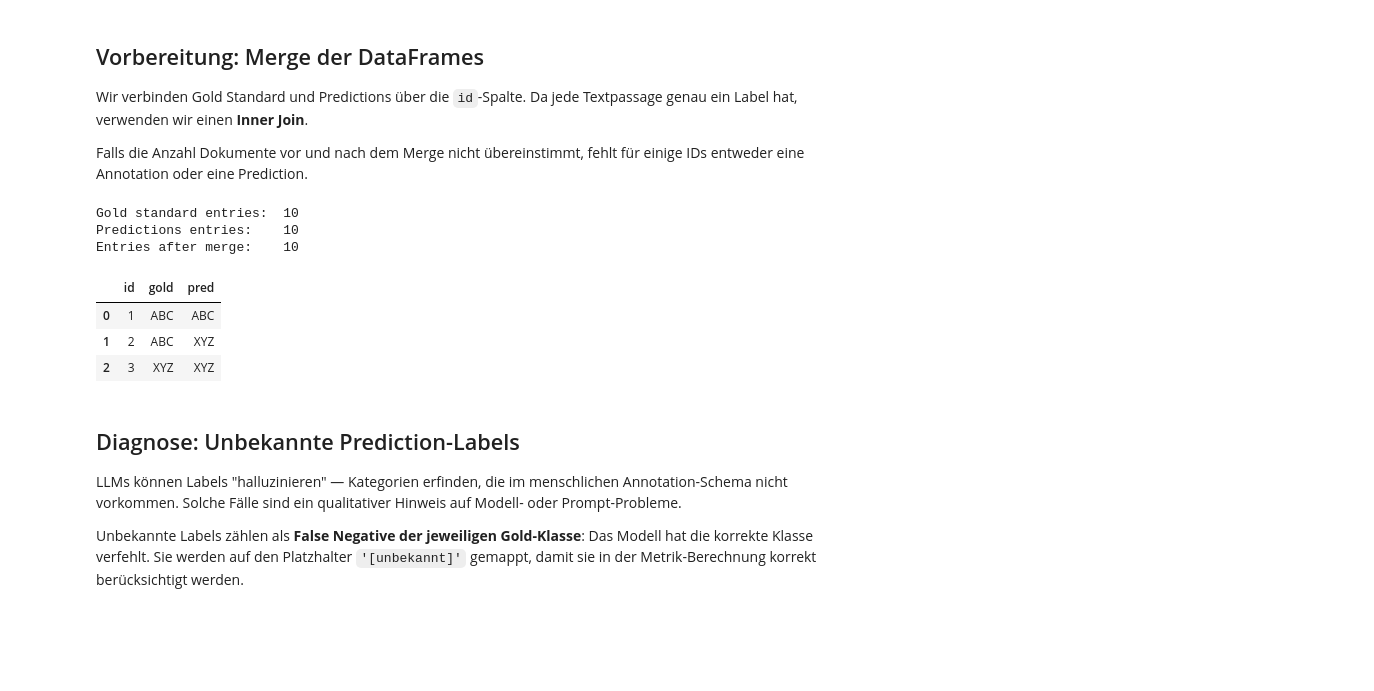
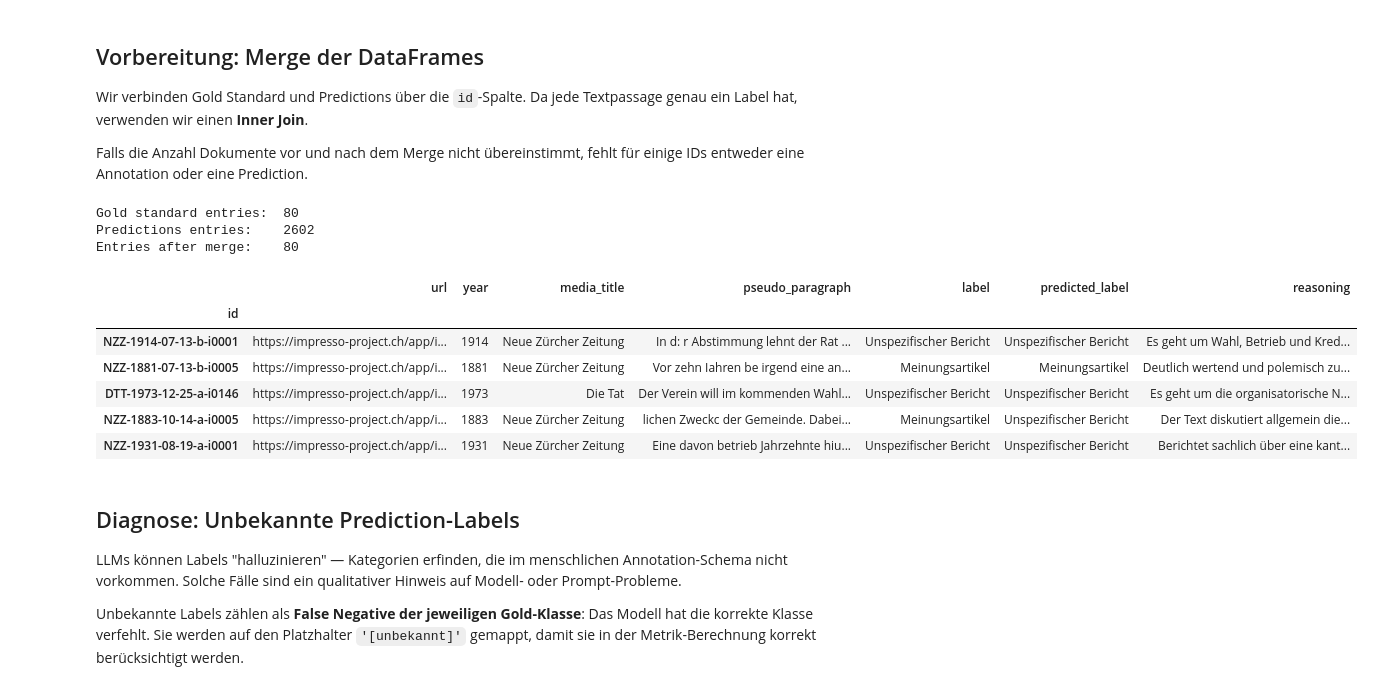
Before and after one commit to zentralbibliothek-zuerich/zblab-summerschool-2026, a Jupyter notebook: notebooks/XX_evaluation.ipynb, the cells around one changed output. Saved outputs shown, nothing was run; the diff lists cells and outputs as text; code cells hidden in the pictures; blank space fills up the shorter version.

```diff
--- a/notebooks/XX_evaluation.ipynb
+++ b/notebooks/XX_evaluation.ipynb
@@ -34,8 +34,8 @@ ZB_MODULE = '06'
 # %%
 ### ⬇️⬇️⬇️ 💽 Adjust here if you want to load the data from your google drive
 CORPUS_NAME = "armenpflege"
-LOAD_OWN_DATA = True
-# LOAD_OWN_DATA = False --- IGNORE ---
+#LOAD_OWN_DATA = True
+LOAD_OWN_DATA = False
 YOUR_NAME = "niclas"
 SEPARATOR = ";" # Separator for the CSV file, e.g., ";" for semicolon, "," for comma
 ### ⬆️⬆️⬆️
@@ -63,8 +63,8 @@ if LOAD_OWN_DATA:
     GOLD_PATH = DATA_DIR / f"{CORPUS_NAME}.filtered.pp.label.{YOUR_NAME}.csv"
     PRED_PATH = DATA_DIR / f"{CORPUS_NAME}.filtered.pp.label.llm.csv"
 
-    gold_df = pd.read_csv(GOLD_PATH, index_col="id", sep=SEPARATOR)
-    pred_df = pd.read_csv(PRED_PATH, index_col="id", sep=SEPARATOR)
+    gold_df = pd.read_csv(GOLD_PATH, sep=SEPARATOR)
+    pred_df = pd.read_csv(PRED_PATH, sep=SEPARATOR)
 
     print(f'{"Gold standard loaded:":<21} {len(gold_df)} entries')
     print(f'{"Predictions loaded:":<21} {len(pred_df)} entries')
@@ -91,13 +80,14 @@ Predictions loaded:   10 entries
 # %%
 if not LOAD_OWN_DATA:
     # TODO: Replace with actual GitHub URLs once example files are published
-    GOLD_URL = f'https://github.com/pleyad/Summer-School-2026/raw/refs/heads/main/data/{CORPUS_NAME}.gold.csv'
-    PRED_URL = f'https://github.com/pleyad/Summer-School-2026/raw/refs/heads/main/data/{CORPUS_NAME}.predictions.csv'
+    GOLD_URL = f"https://github.com/pleyad/Summer-School-2026/raw/refs/heads/main/data/{CORPUS_NAME}.filtered.pp.label.{YOUR_NAME}.csv"
+    PRED_URL = f"https://github.com/pleyad/Summer-School-2026/raw/refs/heads/main/data/{CORPUS_NAME}.filtered.pp.label.llm.csv"
 
     print('Loading gold standard ...', end='\r')
-    gold_df = pd.read_csv(GOLD_URL)
+    gold_df = pd.read_csv(GOLD_URL, index_col="id", sep=SEPARATOR)
+
     print('Loading predictions   ...', end='\r')
-    pred_df = pd.read_csv(PRED_URL)
+    pred_df = pd.read_csv(PRED_URL, index_col="id")
 
     print(f'{"Gold standard loaded:":<21} {len(gold_df)} entries')
     print(f'{"Predictions loaded:":<21} {len(pred_df)} entries')
@@ -106,6 +96,8 @@ if not LOAD_OWN_DATA:
         print(f'\n⚠️  Warning: Gold standard and predictions have different lengths!')
         print(f'{"":>4}{"Difference:":<12} {abs(len(gold_df) - len(pred_df))} entries')
 
+    print("Gold Data")
     display(gold_df.head(3))
+    print("Predictions Data")
     display(pred_df.head(3))
 # %% [output]
@@ -119,22 +123,24 @@ Wir verbinden Gold Standard und Predictions über die `id`-Spalte. Da jede Textp
 Falls die Anzahl Dokumente vor und nach dem Merge nicht übereinstimmt, fehlt für einige IDs entweder eine Annotation oder eine Prediction.
 # %%
 eval_df = (
-    gold_df.rename(columns={'label': 'gold'})
-    .merge(pred_df.rename(columns={'label': 'pred'}), on='id', how='inner')
+    gold_df[gold_df['label'].notna()].merge(pred_df, on='id', how='inner')
 )
 
-print(f'{"Gold standard entries:":<23} {len(gold_df)}')
+print(f'{"Gold standard entries:":<23} {len(gold_df[gold_df["label"].notna()])}')
 print(f'{"Predictions entries:":<23} {len(pred_df)}')
 print(f'{"Entries after merge:":<23} {len(eval_df)}')
-display(eval_df.head(3))
+display(eval_df.head(5))
 # %% [output]
-Gold standard entries:  10
-Predictions entries:    10
-Entries after merge:    10
+Gold standard entries:  80
+Predictions entries:    2602
+Entries after merge:    80
-|  | id | gold | pred |
-| 0 | 1 | ABC | ABC |
-| 1 | 2 | ABC | XYZ |
-| 2 | 3 | XYZ | XYZ |
+|  | url | year | media_title | pseudo_paragraph | label | predicted_label | reasoning |
+| id |  |  |  |  |  |  |  |
+| NZZ-1914-07-13-b-i0001 | https://impresso-project.ch/app/i... | 1914 | Neue Zürcher Zeitung | In d: r Abstimmung lehnt der Rat ... | Unspezifischer Bericht | Unspezifischer Bericht | Es geht um Wahl, Betrieb und Kred... |
+| NZZ-1881-07-13-b-i0005 | https://impresso-project.ch/app/i... | 1881 | Neue Zürcher Zeitung | Vor zehn Iahren be irgend eine an... | Meinungsartikel | Meinungsartikel | Deutlich wertend und polemisch zu... |
+| DTT-1973-12-25-a-i0146 | https://impresso-project.ch/app/i... | 1973 | Die Tat | Der Verein will im kommenden Wahl... | Unspezifischer Bericht | Unspezifischer Bericht | Es geht um die organisatorische N... |
+| NZZ-1883-10-14-a-i0005 | https://impresso-project.ch/app/i... | 1883 | Neue Zürcher Zeitung | lichen Zweckc der Gemeinde. Dabei... | Meinungsartikel | Unspezifischer Bericht | Der Text diskutiert allgemein die... |
+| NZZ-1931-08-19-a-i0001 | https://impresso-project.ch/app/i... | 1931 | Neue Zürcher Zeitung | Eine davon betrieb Jahrzehnte hiu... | Unspezifischer Bericht | Unspezifischer Bericht | Berichtet sachlich über eine kant... |
 # %% [markdown]
 ## Diagnose: Unbekannte Prediction-Labels
 
```
Also changed, not shown: parts of 8 cells of this notebook.
